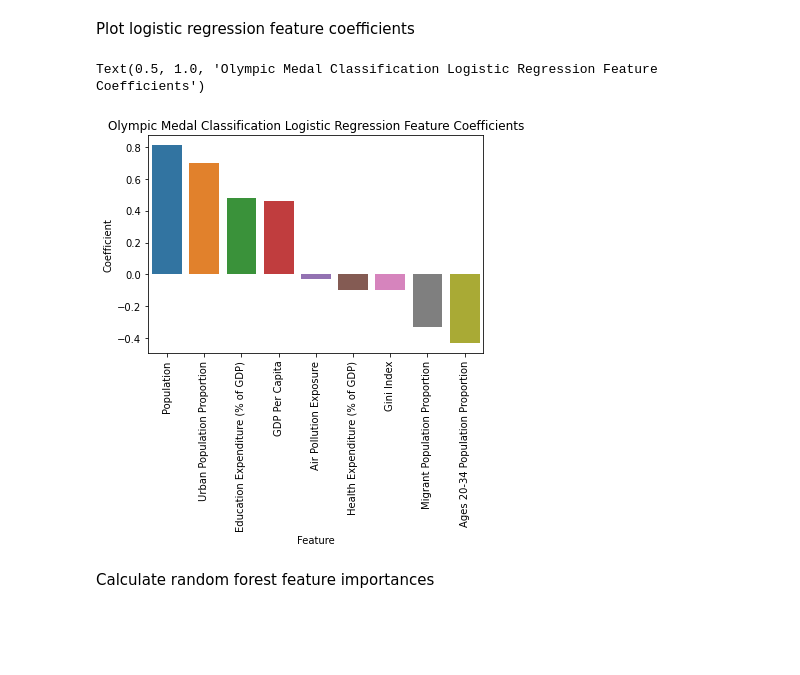
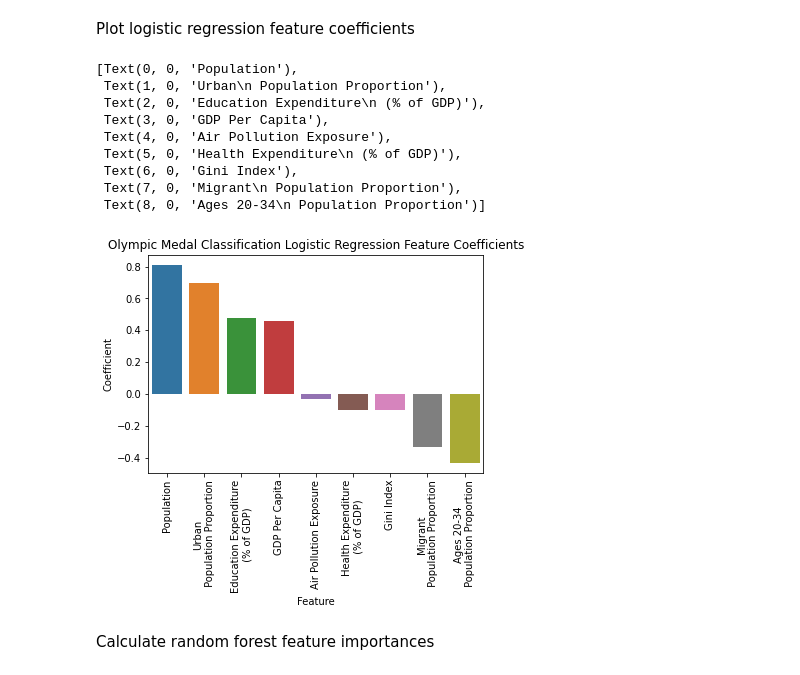
Before and after one commit to blantj/olympic_medal_classification, a Jupyter notebook: Modeling.ipynb, the cells around one changed output. Cells and saved outputs as stored; diff of their text form; code cells hidden in the pictures; blank space fills up the shorter version.

Commit message:
Update with complete modeling

```diff
--- a/Modeling.ipynb
+++ b/Modeling.ipynb
@@ -593,0 +621,10 @@ rf_matrix.set_yticklabels(['Not Won','Won'])
+# %%
+xgb = XGBClassifier(colsample_bytree= .445, gamma=.6, learning_rate=.25, reg_lambda=4, subsample=.6, random_state=42)
+xgb.fit(x_train, y_train)
+y_train_pred_xgb = xgb.predict(x_train)
+y_test_pred_xgb = xgb.predict(x_test)
+print('XGBoost')
+print('Train f1 score', f1_score(y_train, y_train_pred_xgb))
+print('Train Accuracy score', accuracy_score(y_train, y_train_pred_xgb))
+print('Test f1 score', f1_score(y_test, y_test_pred_xgb))
+print('Test Accuracy score', accuracy_score(y_test, y_test_pred_xgb))
@@ -593,0 +654,9 @@ rf_matrix.set_yticklabels(['Not Won','Won'])
+# %%
+svm_gs_dic = {'C': [x for x in range(100, 201)],
+              'gamma': [x/1000 for x in range(0, 51)]}
+svm_gs_model = SVC(random_state=53, kernel= 'rbf')
+svm_gs = GridSearchCV(svm_gs_model, svm_gs_dic, scoring='f1', cv=5, verbose=1, n_jobs=1)
+svm_gs.fit(x_train, y_train)
+print('SVM')
+print('Best Params', svm_gs.best_params_)
+print('Best Score', svm_gs.best_score_)
@@ -593,0 +670,10 @@ rf_matrix.set_yticklabels(['Not Won','Won'])
+# %%
+svm = SVC(C=140, gamma=.034, probability=True, random_state=53)
+svm.fit(x_train, y_train)
+y_train_pred_svm = svm.predict(x_train)
+y_test_pred_svm = svm.predict(x_test)
+print('SVM')
+print('Train f1 score', f1_score(y_train, y_train_pred_svm))
+print('Train Accuracy score', accuracy_score(y_train, y_train_pred_svm))
+print('Test f1 score', f1_score(y_test, y_test_pred_svm))
+print('Test Accuracy score', accuracy_score(y_test, y_test_pred_svm))
@@ -594,7 +700,7 @@ rf_matrix.set_yticklabels(['Not Won','Won'])
 # %% [markdown]
 Build and evaluate voting classifier
 # %%
-vc = VotingClassifier(estimators=[('rf', rf), ('lr', lr)], voting='soft', weights=[.9, .1])
+vc = VotingClassifier(estimators=[('svm', svm), ('xgb', xgb)], voting='soft', weights=[.9, .1])
 vc.fit(x_train, y_train)
 y_train_pred_vc = vc.predict(x_train)
 y_test_pred_vc = vc.predict(x_test)
@@ -635,11 +756,25 @@ Plot logistic regression feature coefficients
 # %%
 fig, ax = plt.subplots()
 sns.barplot(x='Feature', y='Coefficient', data=lr_coefficients_df, ax=ax)
 ax.set_xticklabels(lr_coefficients_df['Feature'], rotation=90)
 ax.set_title('Olympic Medal Classification Logistic Regression Feature Coefficients')
+x_tick_labels = ['Population', 'Urban\n Population Proportion',
+       'Education Expenditure\n (% of GDP)', 'GDP Per Capita',
+       'Air Pollution Exposure', 'Health Expenditure\n (% of GDP)',
+       'Gini Index', 'Migrant\n Population Proportion',
+       'Ages 20-34\n Population Proportion']
+ax.set_xticklabels(x_tick_labels)
 # %% [output]
-Text(0.5, 1.0, 'Olympic Medal Classification Logistic Regression Feature Coefficients')
+[Text(0, 0, 'Population'),
+ Text(1, 0, 'Urban\n Population Proportion'),
+ Text(2, 0, 'Education Expenditure\n (% of GDP)'),
+ Text(3, 0, 'GDP Per Capita'),
+ Text(4, 0, 'Air Pollution Exposure'),
+ Text(5, 0, 'Health Expenditure\n (% of GDP)'),
+ Text(6, 0, 'Gini Index'),
+ Text(7, 0, 'Migrant\n Population Proportion'),
+ Text(8, 0, 'Ages 20-34\n Population Proportion')]
-[figure, old version]
+[figure, new version]
 # %% [markdown]
 Calculate random forest feature importances
 # %%
```
Also changed, not shown: parts of 29 cells of this notebook, 9 other files.
